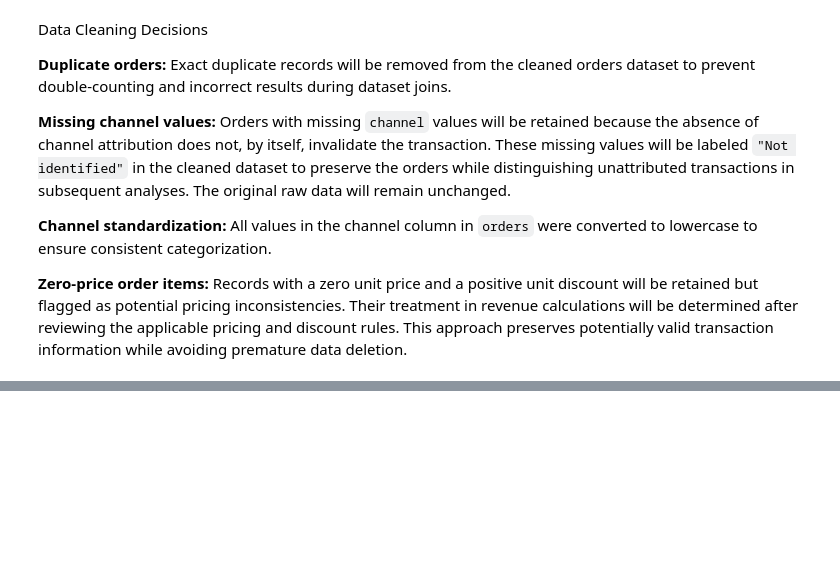
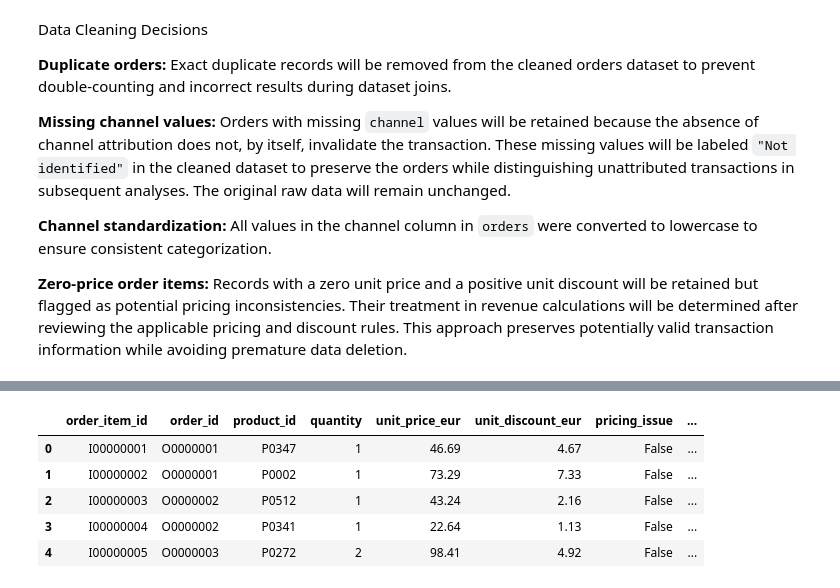
Before and after one commit to varela-filho/ecommerce-performance-analysis, a Jupyter notebook: notebooks/01_data_exploration.ipynb, the cells around one changed output, grey strips where cells are left out. Cells and saved outputs as stored; diff of their text form; code cells hidden in the pictures; blank space fills up the shorter version.

Commit message:
Dataset df_sale created for KPI

```diff
--- a/notebooks/01_data_exploration.ipynb
+++ b/notebooks/01_data_exploration.ipynb
@@ -1161,0 +1187,16 @@ df_order_items_cleaned = df_order_items_flagged[
+# %%
+df_sales = df_order_items_cleaned.merge(
+    df_orders_cleaned[["order_id", "order_timestamp", "order_status"]],
+    on="order_id",
+    how="left",
+    validate="many_to_one"
+)
+
+df_sales.head()
+# %% [output]
+|  | order_item_id | order_id | product_id | quantity | unit_price_eur | unit_discount_eur | pricing_issue | ... |
+| 0 | I00000001 | O0000001 | P0347 | 1 | 46.69 | 4.67 | False | ... |
+| 1 | I00000002 | O0000001 | P0002 | 1 | 73.29 | 7.33 | False | ... |
+| 2 | I00000003 | O0000002 | P0512 | 1 | 43.24 | 2.16 | False | ... |
+| 3 | I00000004 | O0000002 | P0341 | 1 | 22.64 | 1.13 | False | ... |
+| 4 | I00000005 | O0000003 | P0272 | 2 | 98.41 | 4.92 | False | ... |
```
Also changed, not shown: parts of 4 cells of this notebook.
